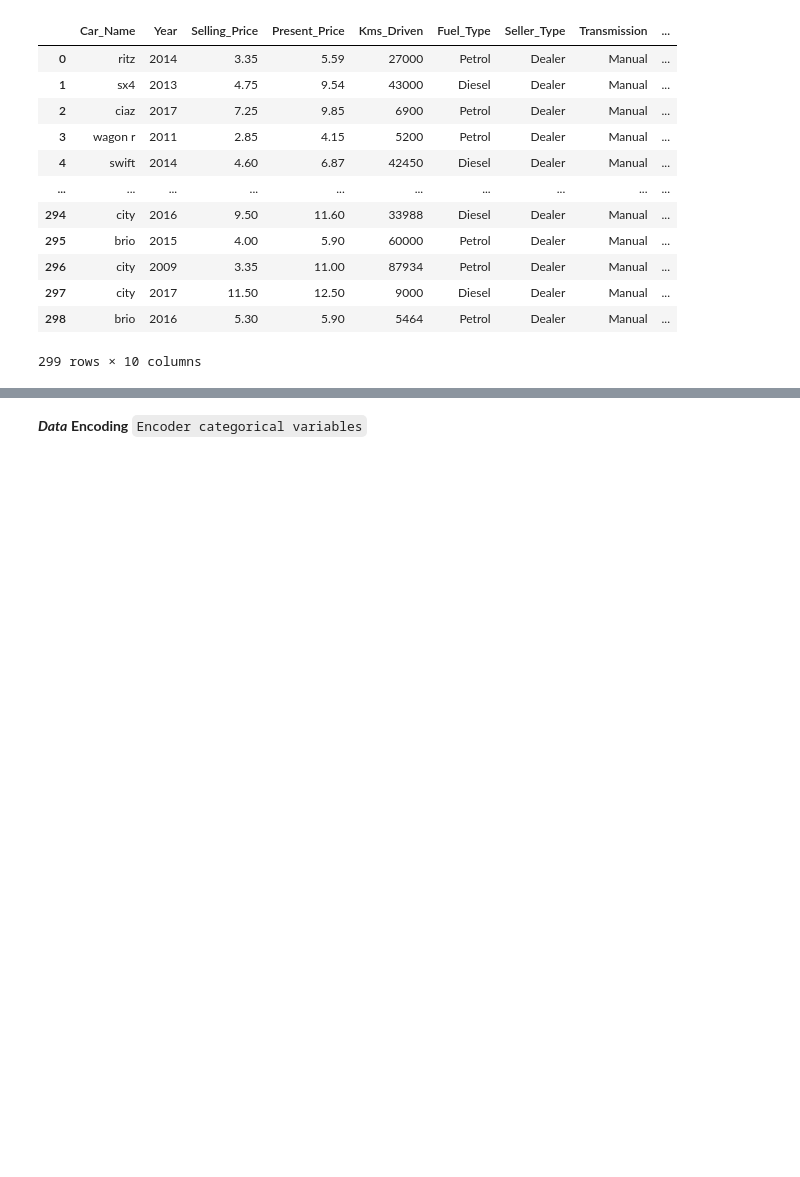
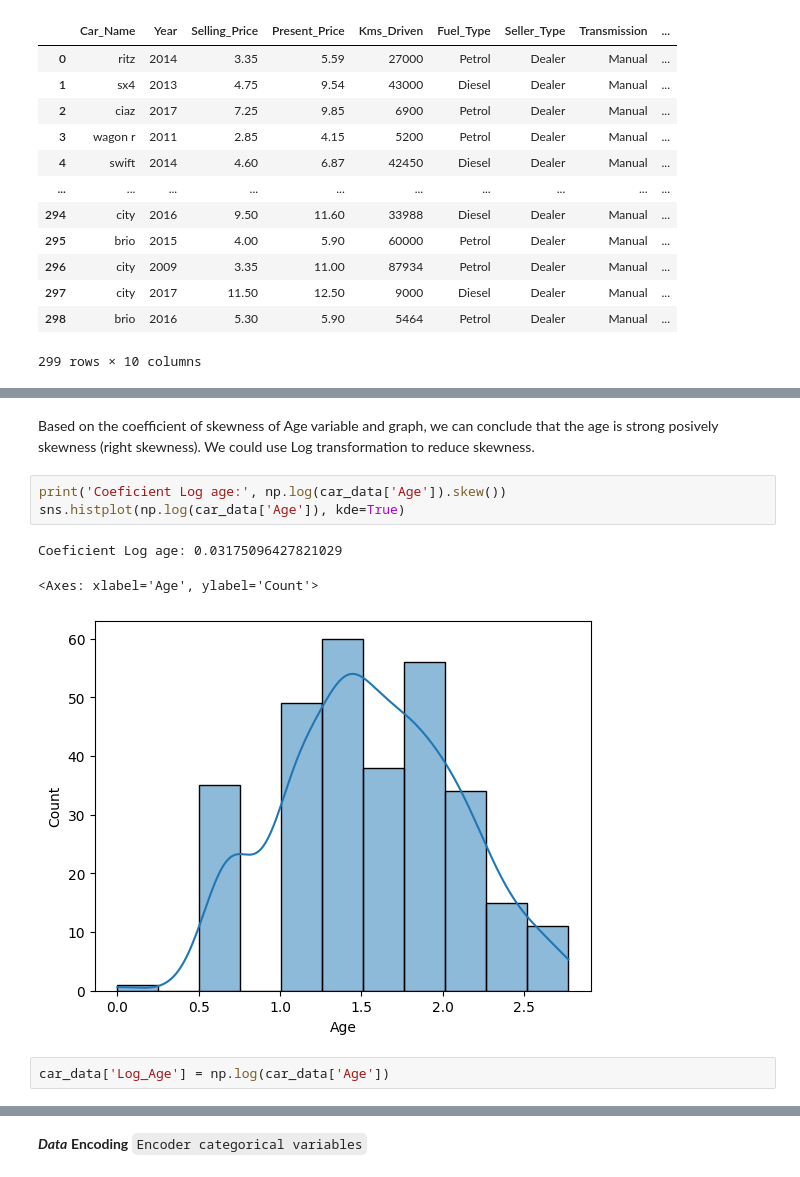
Before and after one commit to AichaELMouta/Car_Price_Prediction, a Jupyter notebook: car_price_prediction.ipynb, the cells around one changed output, grey strips where cells are left out. Cells and saved outputs as stored; diff of their text form; blank space fills up the shorter version.

```diff
--- a/car_price_prediction.ipynb
+++ b/car_price_prediction.ipynb
@@ -431,0 +441,11 @@ car_data
+# %% [markdown]
+Based on the coefficient of skewness of Age variable and graph, we can conclude that the age is strong posively skewness (right skewness). We could use Log transformation to reduce skewness.
+# %%
+print('Coeficient Log age:', np.log(car_data['Age']).skew())
+sns.histplot(np.log(car_data['Age']), kde=True)
+# %% [output]
+Coeficient Log age: 0.03175096427821029
+<Axes: xlabel='Age', ylabel='Count'>
+[figure, added]
+# %%
+car_data['Log_Age'] = np.log(car_data['Age'])
```
Also changed, not shown: parts of 5 cells of this notebook.
